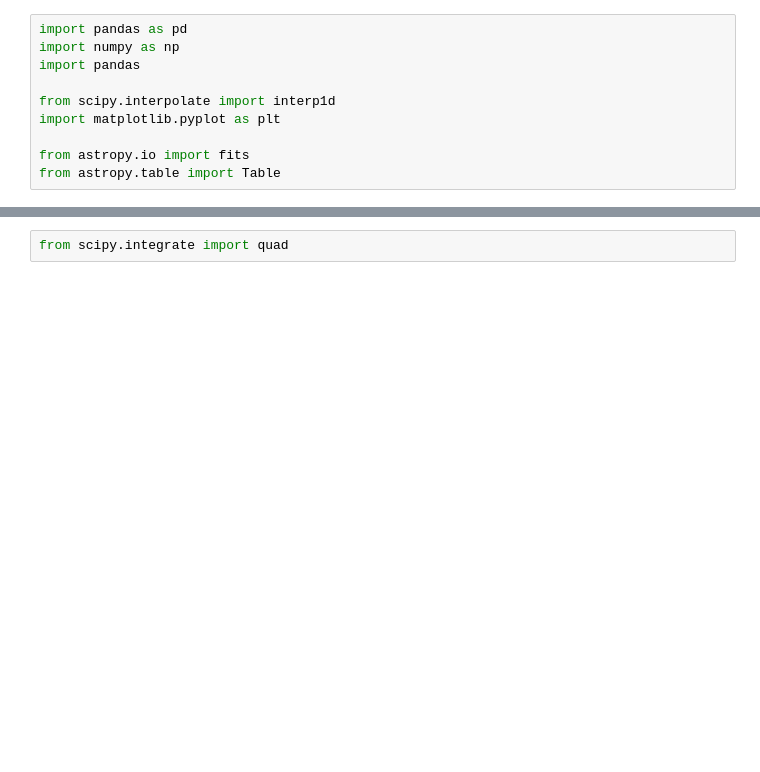
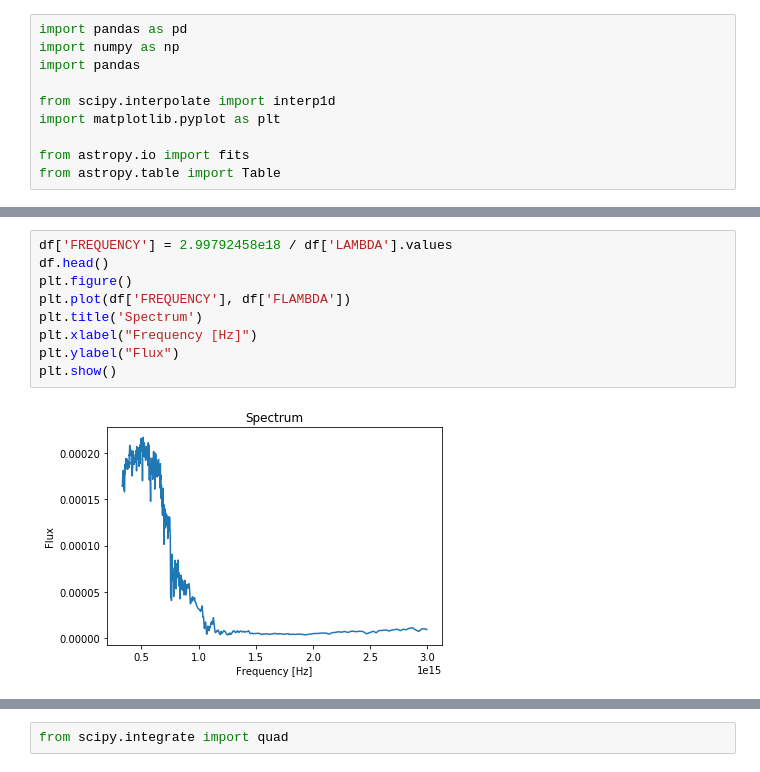
Before and after one commit to rmorgan10/kcorrection, a Jupyter notebook: KCorrection.ipynb, the cells around one changed output, grey strips where cells are left out. Saved outputs shown, nothing was run; the diff lists cells and outputs as text; blank space fills up the shorter version.

```diff
--- a/KCorrection.ipynb
+++ b/KCorrection.ipynb
@@ -44,0 +35,11 @@ plt.show()
+# %%
+df['FREQUENCY'] = 2.99792458e18 / df['LAMBDA'].values
+df.head()
+plt.figure()
+plt.plot(df['FREQUENCY'], df['FLAMBDA'])
+plt.title('Spectrum')
+plt.xlabel("Frequency [Hz]")
+plt.ylabel("Flux")
+plt.show()
+# %% [output]
+[figure, added]
```
Also changed, not shown: parts of 10 cells of this notebook.
